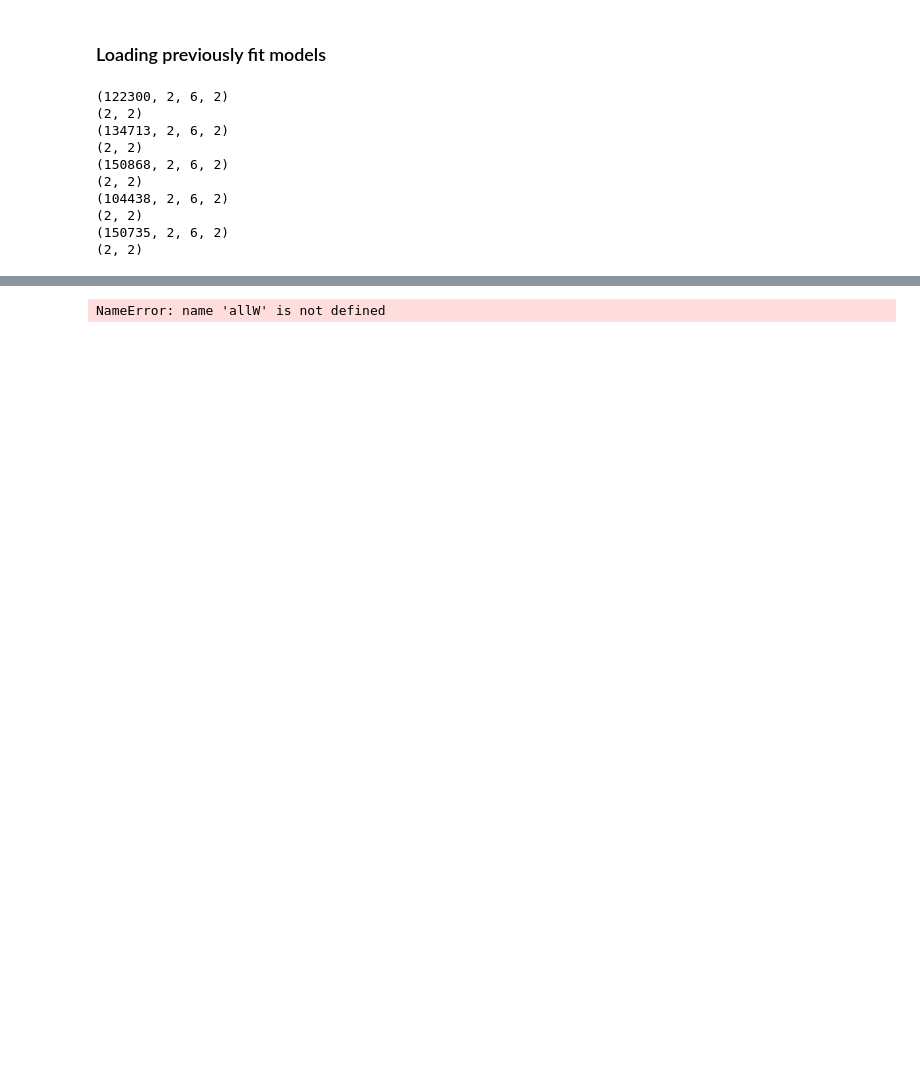
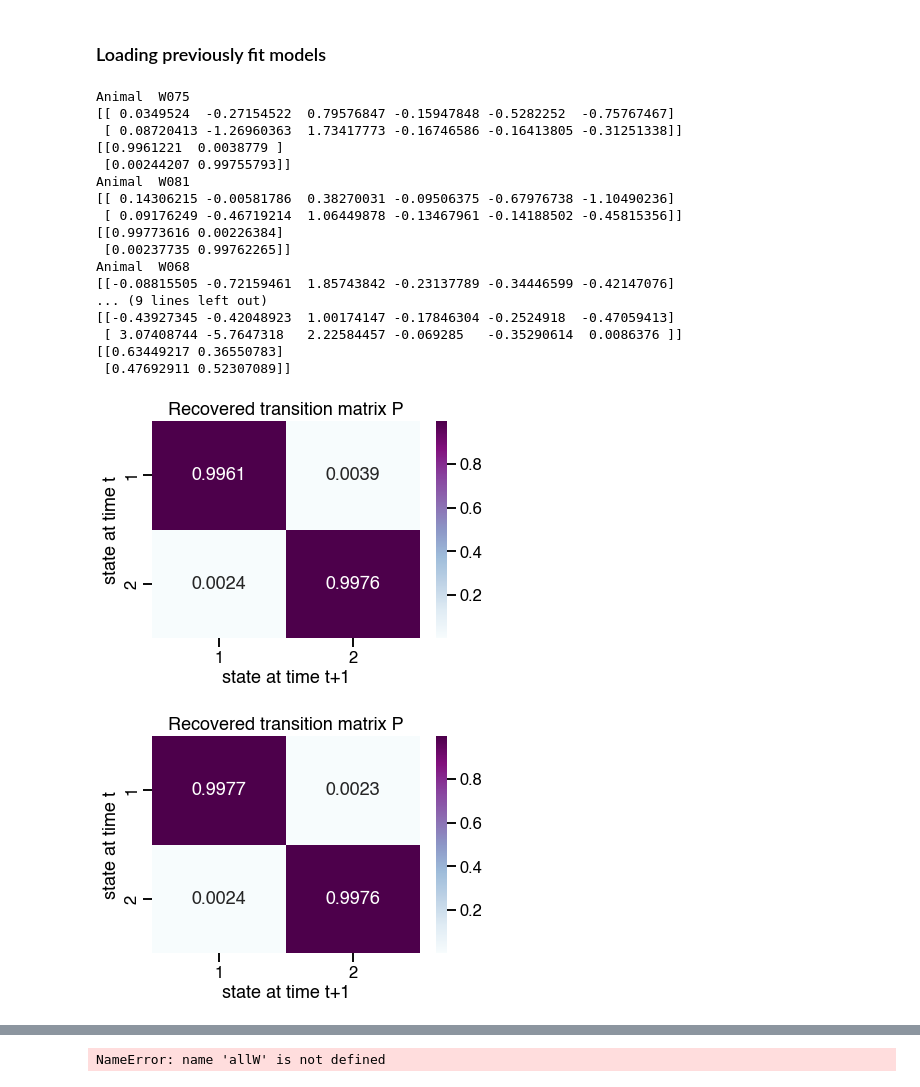
Before and after one commit to lenca56/Pillow_dGLM-HMM, a Jupyter notebook: code/PWM_Iris-GLM-HMM.ipynb, the cells around one changed output, grey strips where cells are left out. Saved outputs shown, nothing was run; the diff lists cells and outputs as text; code cells hidden in the pictures; blank space fills up the shorter version.

```diff
--- a/code/PWM_Iris-GLM-HMM.ipynb
+++ b/code/PWM_Iris-GLM-HMM.ipynb
@@ -230,25 +333,49 @@ KeyboardInterrupt:
 ### Loading previously fit models
 # %%
 # saving parameters for best initializations in the format of dGLM-HMM1
-animalsCurrent = ['W060','W075','W068','W081','W089']
+animalsCurrent = ['W075','W081','W068','W060','W080']
 for animal in animalsCurrent:
+    print("Animal ", animal)
     K = 2
     x, y = io_utils.prepare_design_matrices(rat_id=animal, path=laptop_path, psychometric=True, cutoff=10, stage_filter=3, overwrite=False)
     sessInd = list(io_utils.session_start(rat_id=animal, path=laptop_path, psychometric=True, cutoff=10, stage_filter=3))
-    GLMHMM = pickle.load(open(f'models/bestGLMHMM_{animal}_states-{K}_weights-GLM.pickle', 'rb'))
-    w = np.repeat(GLMHMM.w[np.newaxis], sessInd[-1], axis=0)
-    print(w.shape)
-    print(GLMHMM.A.shape)
-    np.save(f'../data_PWM/W_PWM_bestGLMHMM-Iris_{animal}_sf=3_{K}_state', w)
-    np.save(f'../data_PWM/P_PWM_bestGLMHMM-Iris_{animal}_sf=3_{K}_state', GLMHMM.A)
+
+    # NOT LOOKING AT FULL DATASET
+    sessStop = 250
+    x = x[0:sessInd[sessStop]]
+    y = y[0:sessInd[sessStop]]
+    sessInd = sessInd[0:sessStop+1]
+
+    GLMHMM = pickle.load(open(f'models/bestGLMHMM_{animal}_states-{K}_weights-GLM_untilSession250.pickle', 'rb'))
+    wTemp = GLMHMM.w
+    wTemp[:,:,:] = - wTemp[:,:,:] # all weights have opposite sign in my code vs Iris'
+    w = np.repeat(wTemp[np.newaxis], sessInd[-1], axis=0)
+    print(wTemp[:,:,1])
+    print(GLMHMM.A)
+    np.save(f'../data_PWM/W_PWM_bestGLMHMM-Iris_{animal}_sf=3_{K}_state_untilSession250', w)
+    np.save(f'../data_PWM/P_PWM_bestGLMHMM-Iris_{animal}_sf=3_{K}_state_untilSession250', GLMHMM.A)
+
+    fig, axes = plt.subplots()
+    s = sns.heatmap(np.round(GLMHMM.A,4),annot=True,cmap='BuPu', fmt='g')
+    s.set(xlabel='state at time t+1', ylabel='state at time t', title='Recovered transition matrix P', xticklabels=[1,2], yticklabels=[1,2])
+    fig = s.get_figure()
 # %% [output]
-(122300, 2, 6, 2)
-(2, 2)
-(134713, 2, 6, 2)
-(2, 2)
-(150868, 2, 6, 2)
-(2, 2)
-(104438, 2, 6, 2)
-(2, 2)
-(150735, 2, 6, 2)
-(2, 2)
+Animal  W075
+[[ 0.0349524  -0.27154522  0.79576847 -0.15947848 -0.5282252  -0.75767467]
+ [ 0.08720413 -1.26960363  1.73417773 -0.16746586 -0.16413805 -0.31251338]]
+[[0.9961221  0.0038779 ]
+ [0.00244207 0.99755793]]
+Animal  W081
+[[ 0.14306215 -0.00581786  0.38270031 -0.09506375 -0.67976738 -1.10490236]
+ [ 0.09176249 -0.46719214  1.06449878 -0.13467961 -0.14188502 -0.45815356]]
+[[0.99773616 0.00226384]
+ [0.00237735 0.99762265]]
+Animal  W068
+[[-0.08815505 -0.72159461  1.85743842 -0.23137789 -0.34446599 -0.42147076]
+... (9 lines left out)
+[[-0.43927345 -0.42048923  1.00174147 -0.17846304 -0.2524918  -0.47059413]
+ [ 3.07408744 -5.7647318   2.22584457 -0.069285   -0.35290614  0.0086376 ]]
+[[0.63449217 0.36550783]
+ [0.47692911 0.52307089]]
+[figure, added]
+[figure, added]
```
Also changed, not shown: parts of 5 cells of this notebook, 9 other files.
